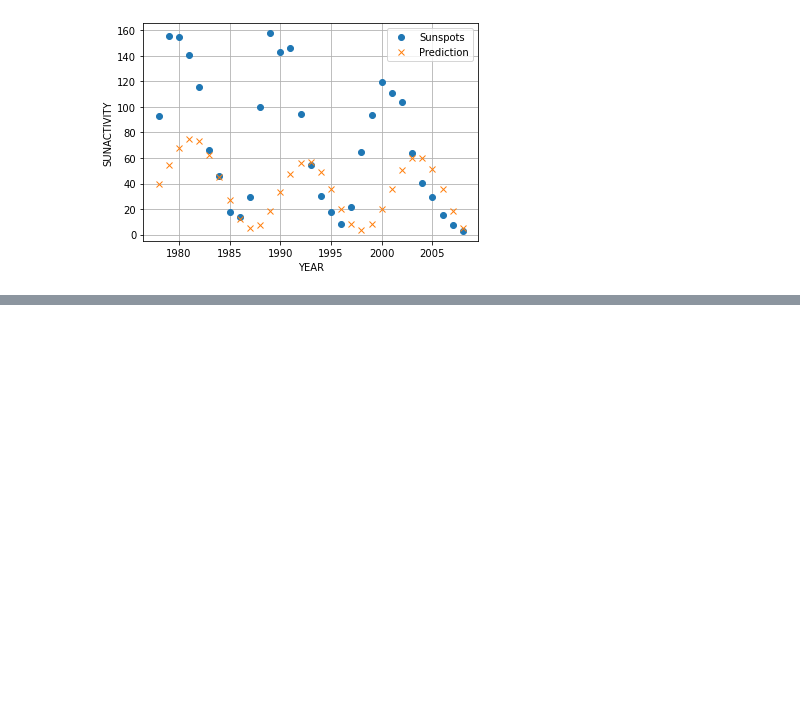
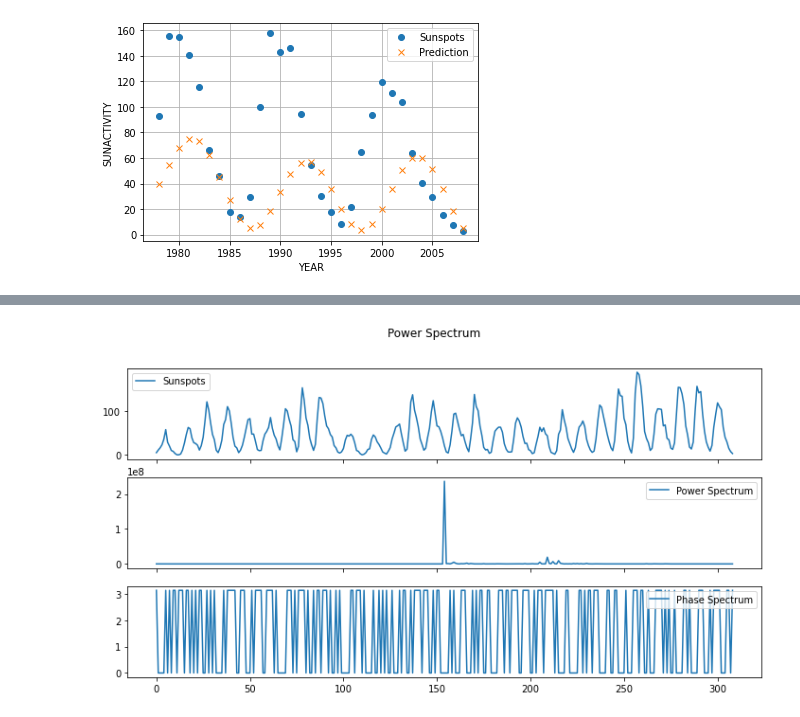
Before and after one commit to lh77x7/Python-data-analysis, a Jupyter notebook: chap8/chap8-signal_time_Processing.ipynb, the cells around one changed output, grey strips where cells are left out. Cells and saved outputs as stored; diff of their text form; code cells hidden in the pictures; blank space fills up the shorter version.

```diff
--- a/chap8/chap8-signal_time_Processing.ipynb
+++ b/chap8/chap8-signal_time_Processing.ipynb
@@ -406,0 +448,36 @@ plt.show()
+# %%
+# spectral analysis filtering
+
+# import required library
+import numpy as np
+import statsmodels.api as sm
+from scipy.fftpack import rfft
+from scipy.fftpack import fftshift
+import matplotlib.pyplot as plt
+
+# read the dataset
+data = sm.datasets.sunspots.load_pandas().data
+
+# compute FFT
+transformed = fftshift(rfft(data.SUNACTIVITY.values))
+
+# compute Power Spectrum
+power = transformed ** 2
+
+# compute Phase
+phase = np.angle(transformed)
+
+# create subplots
+fig, axs = plt.subplots(3, figsize=(12,6), sharex=True)
+fig.suptitle('Power Spectrum')
+axs[0].plot(data.SUNACTIVITY.values, label="Sunspots")
+axs[0].legend() # set legends
+axs[1].plot(power, label="Power Spectrum")
+axs[1].legend() # set legends
+axs[2].plot(phase, label="Phase Spectrum")
+axs[2].legend() # set legends
+
+# display the chart
+plt.show()
+# %% [output]
+[figure, added]
```
Also changed, not shown: parts of 1 cell of this notebook.
